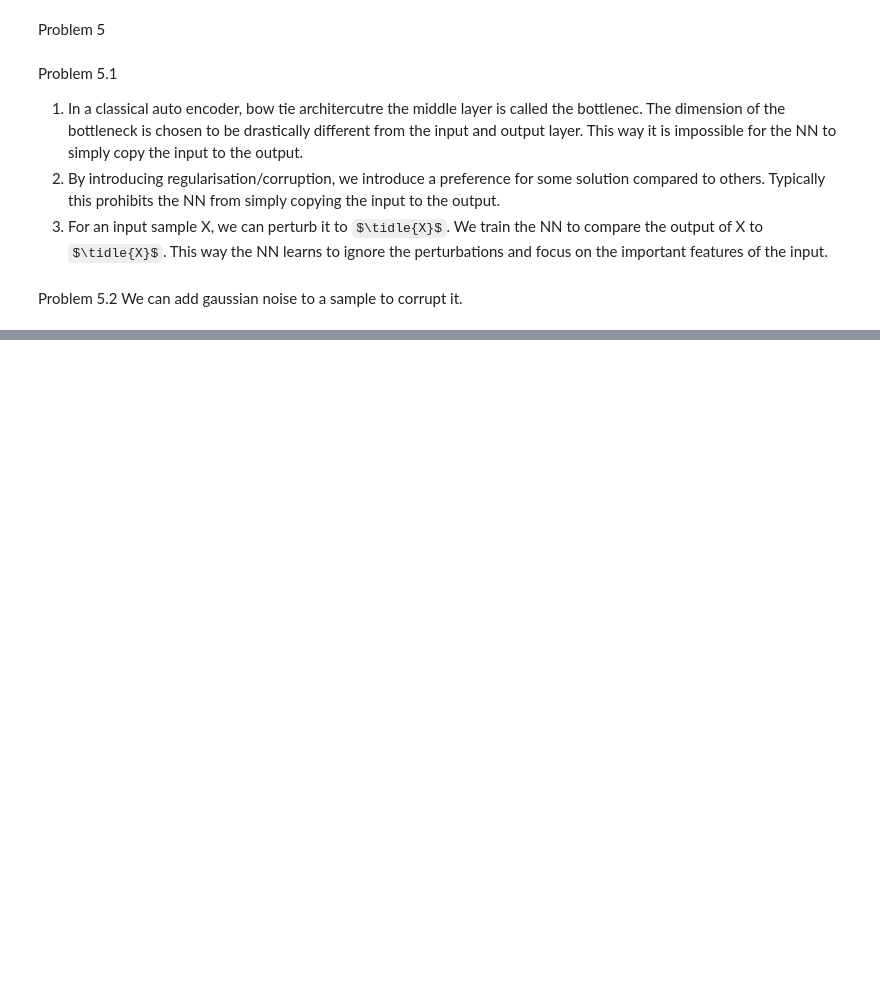
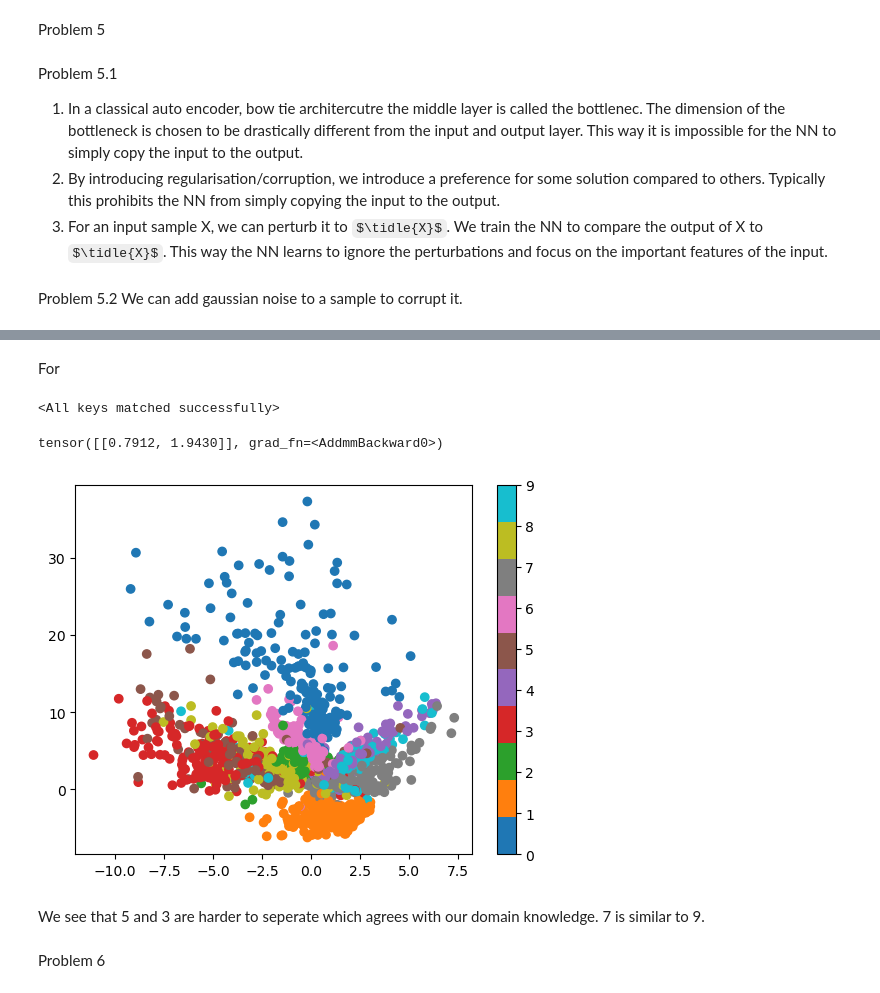
Before and after one commit to FridljDa/deep_learning, a Jupyter notebook: pset/pset2/16022023_file.ipynb, the cells around one changed output, grey strips where cells are left out. Drawn from its saved outputs; the diff is of its cells as text; code cells hidden in the pictures; some formulas as TeX source; blank space fills up the shorter version.

Commit message:
started problem 6

```diff
--- a/pset/pset2/16022023_file.ipynb
+++ b/pset/pset2/16022023_file.ipynb
@@ -68,0 +90,35 @@ plt.plot(x_corrupt,y_corrupt, 'ro')
+# %% [markdown]
+For
+# %%
+model = AE()
+model.load_state_dict(torch.load('mnist_ae.pt'))
+#model.eval()
+# %% [output]
+<All keys matched successfully>
+# %%
+model.encoder(torch.randn(1,784))
+# %% [output]
+tensor([[0.7912, 1.9430]], grad_fn=<AddmmBackward0>)
+# %%
+mnist_testset = datasets.MNIST(root='./data', train=False, download=True, transform=None)
+
+ntest = 2000
+test_data = (mnist_testset.data.to(dtype=torch.float32)[:ntest]/255).view(-1, 1, 28, 28)
+test_labels = mnist_testset.targets.to(dtype=torch.long)[:ntest]
+
+test_data = test_data.reshape(-1, 28*28)
+embedded = model.encoder(test_data)
+# %%
+embedded = embedded.detach().numpy()
+# %%
+#plot embedded data
+plt.figure()
+plt.scatter(embedded[:,0], embedded[:,1], c=test_labels, cmap='tab10')
+plt.colorbar()
+plt.show()
+# %% [output]
+[figure, added]
+# %% [markdown]
+We see that 5 and 3 are harder to seperate which agrees with our domain knowledge. 7 is similar to 9.
+# %% [markdown]
+Problem 6
```
Also changed, not shown: parts of 9 cells of this notebook, 20 other files.
